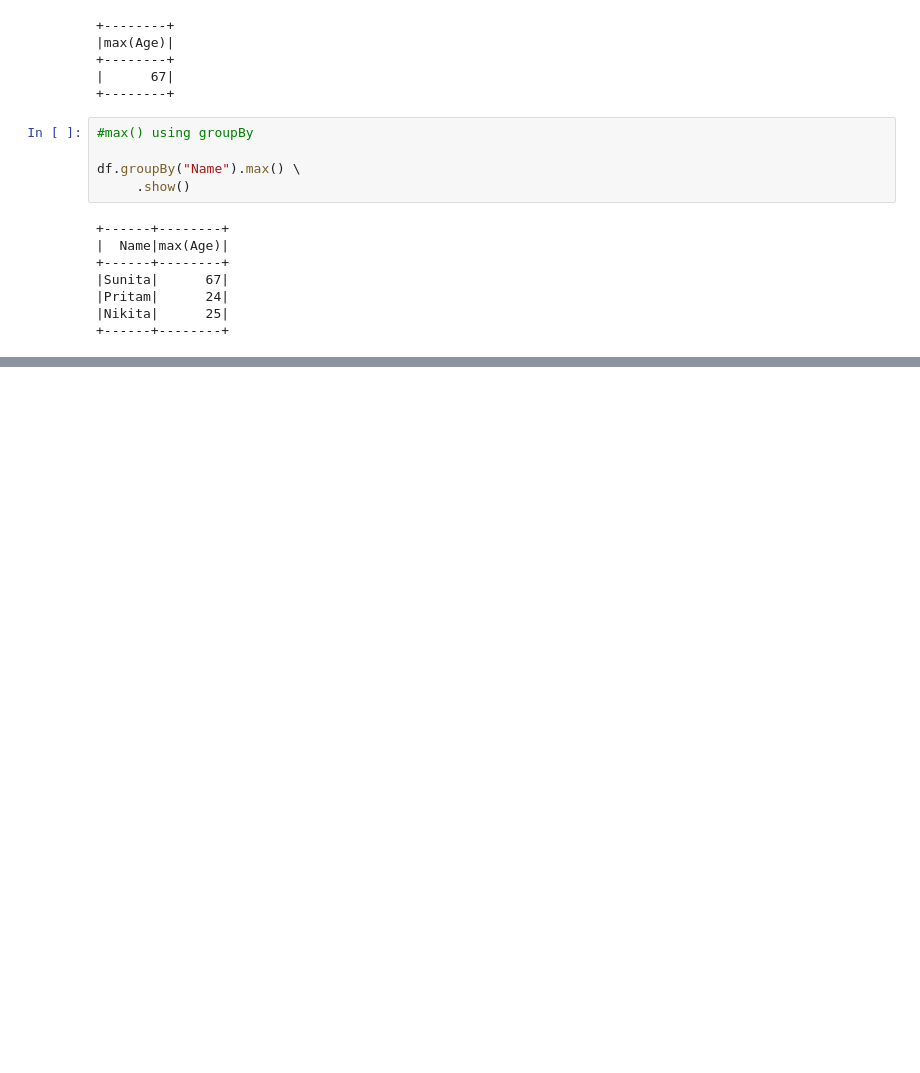
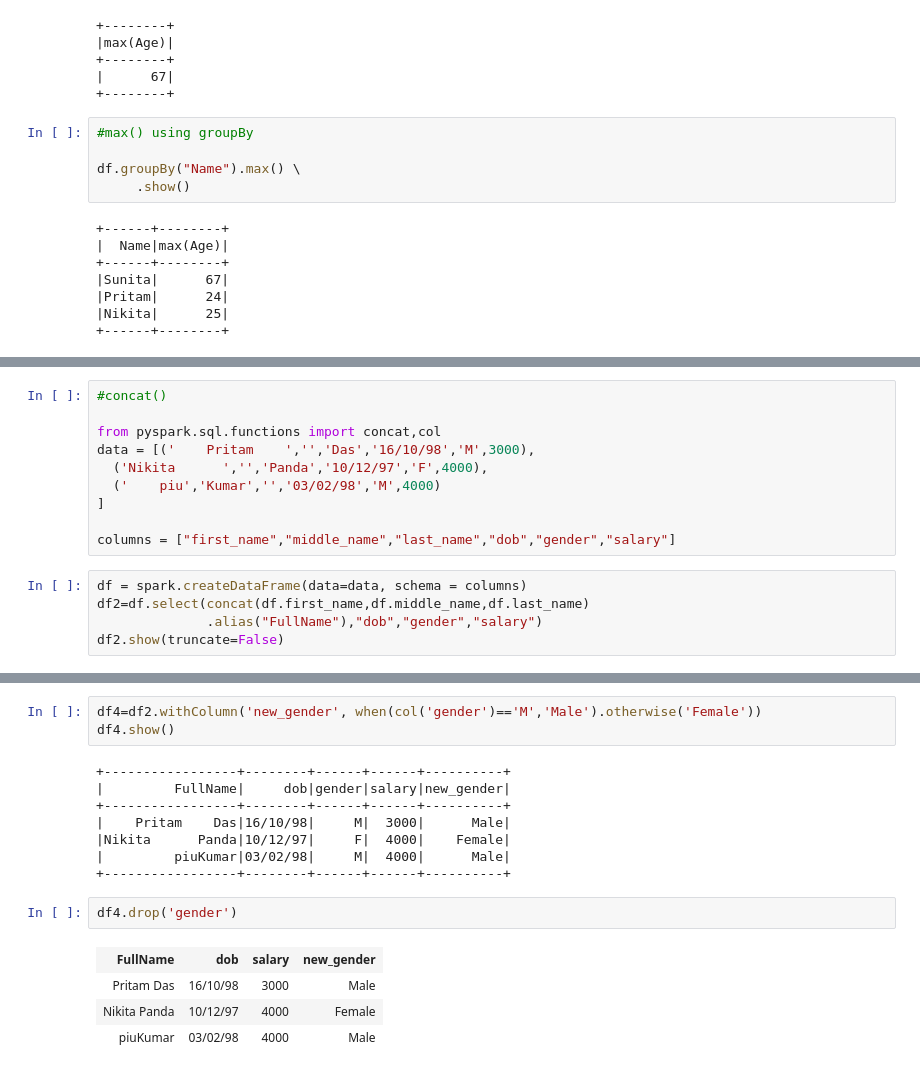
Before and after one commit to pritu16/PySpark_colab, a Jupyter notebook: Testing (2).ipynb, the cells around one changed output, grey strips where cells are left out. Drawn from its saved outputs; the diff is of its cells as text; blank space fills up the shorter version.

```diff
--- a/Testing (2).ipynb
+++ b/Testing (2).ipynb
@@ -232,2 +225,17 @@ df1.agg(collect_list('depth')).collect()
 # %% [output]
 [Row(collect_list(depth)=['45', '80.1', '10', '15', '105', '60', '10', '45', '25', '50', '25', '130', '244.7', '112.9', '10', '25', '30.1', '593.5', '35', '31.3', '15', '15', '60', '43.3', '40', '260' ...
+# %%
+#concat()
+
+from pyspark.sql.functions import concat,col
+data = [('    Pritam    ','','Das','16/10/98','M',3000),
+  ('Nikita      ','','Panda','10/12/97','F',4000),
+  ('    piu','Kumar','','03/02/98','M',4000)
+]
+
+columns = ["first_name","middle_name","last_name","dob","gender","salary"]
+# %%
+df = spark.createDataFrame(data=data, schema = columns)
+df2=df.select(concat(df.first_name,df.middle_name,df.last_name)
+              .alias("FullName"),"dob","gender","salary")
+df2.show(truncate=False)
@@ -233,0 +328,18 @@ df1.agg(collect_list('depth')).collect()
+# %%
+df4=df2.withColumn('new_gender', when(col('gender')=='M','Male').otherwise('Female'))
+df4.show()
+# %% [output]
++-----------------+--------+------+------+----------+
+|         FullName|     dob|gender|salary|new_gender|
++-----------------+--------+------+------+----------+
+|    Pritam    Das|16/10/98|     M|  3000|      Male|
+|Nikita      Panda|10/12/97|     F|  4000|    Female|
+|         piuKumar|03/02/98|     M|  4000|      Male|
++-----------------+--------+------+------+----------+
+# %%
+df4.drop('gender')
+# %% [output]
+| FullName | dob | salary | new_gender |
+| Pritam Das | 16/10/98 | 3000 | Male |
+| Nikita Panda | 10/12/97 | 4000 | Female |
+| piuKumar | 03/02/98 | 4000 | Male |
```
Also changed, not shown: parts of 11 cells of this notebook.
